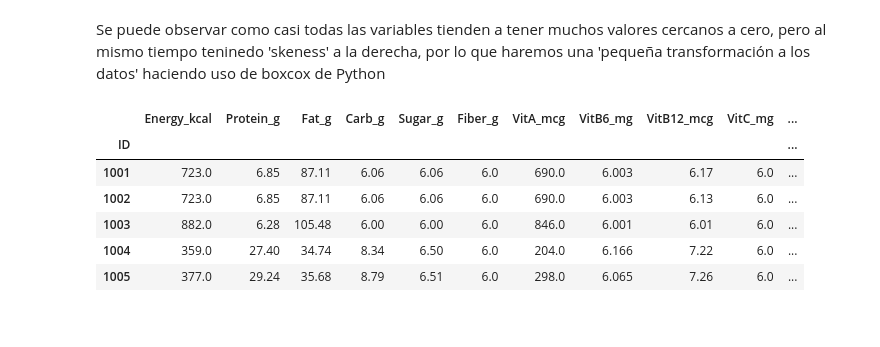
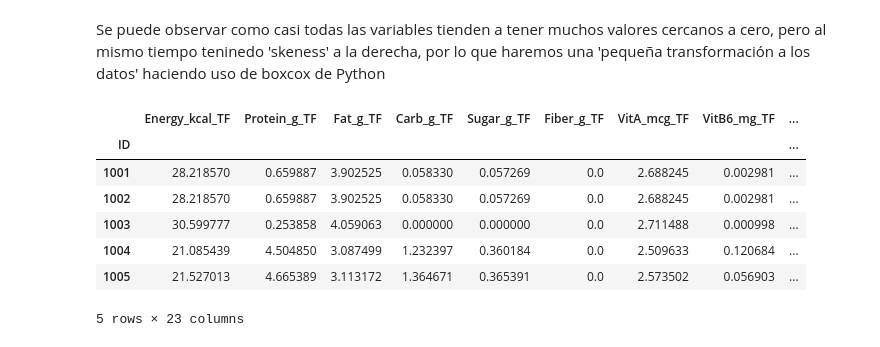
Before and after one commit to Sergio-Ibarra-1795/Diplomado_UNAM_DC_Full_gitHub, a Jupyter notebook: Modulo7_Aprendizaje_NO_supervisado/Modulo7_Practica2.ipynb, the cells around one changed output. Saved outputs shown, nothing was run; the diff lists cells and outputs as text; code cells hidden in the pictures.

```diff
--- a/Modulo7_Aprendizaje_NO_supervisado/Modulo7_Practica2.ipynb
+++ b/Modulo7_Aprendizaje_NO_supervisado/Modulo7_Practica2.ipynb
@@ -510,19 +510,20 @@ Se puede observar como casi todas las variables tienden a tener muchos valores c
 # %%
 from scipy.stats import boxcox
 
-# add 1 because data must be positive (we have many zeros)
 nutrition_pca = nutrition_pca + 1
-nutrition_pca_TF = nutrition_pca.copy()
 
-for i in nutrition_pca_TF.columns.values:
-    nutrition_pca_TF["%s_TF" % i] = boxcox(nutrition_pca_TF.loc[:, i])[0]
+nutrition_pca_TF = pd.DataFrame(index=nutrition_pca.index)
+
+for i in nutrition_pca.columns.values:
+    nutrition_pca_TF["%s_TF" % i] = boxcox(nutrition_pca.loc[:, i])[0]
 
 nutrition_pca_TF.head(5)
 # %% [output]
-|  | Energy_kcal | Protein_g | Fat_g | Carb_g | Sugar_g | Fiber_g | VitA_mcg | VitB6_mg | VitB12_mcg | VitC_mg | ... |
-| ID |  |  |  |  |  |  |  |  |  |  | ... |
-| 1001 | 723.0 | 6.85 | 87.11 | 6.06 | 6.06 | 6.0 | 690.0 | 6.003 | 6.17 | 6.0 | ... |
-| 1002 | 723.0 | 6.85 | 87.11 | 6.06 | 6.06 | 6.0 | 690.0 | 6.003 | 6.13 | 6.0 | ... |
-| 1003 | 882.0 | 6.28 | 105.48 | 6.00 | 6.00 | 6.0 | 846.0 | 6.001 | 6.01 | 6.0 | ... |
-| 1004 | 359.0 | 27.40 | 34.74 | 8.34 | 6.50 | 6.0 | 204.0 | 6.166 | 7.22 | 6.0 | ... |
-| 1005 | 377.0 | 29.24 | 35.68 | 8.79 | 6.51 | 6.0 | 298.0 | 6.065 | 7.26 | 6.0 | ... |
+|  | Energy_kcal_TF | Protein_g_TF | Fat_g_TF | Carb_g_TF | Sugar_g_TF | Fiber_g_TF | VitA_mcg_TF | VitB6_mg_TF | ... |
+| ID |  |  |  |  |  |  |  |  | ... |
+| 1001 | 28.218570 | 0.659887 | 3.902525 | 0.058330 | 0.057269 | 0.0 | 2.688245 | 0.002981 | ... |
+| 1002 | 28.218570 | 0.659887 | 3.902525 | 0.058330 | 0.057269 | 0.0 | 2.688245 | 0.002981 | ... |
+| 1003 | 30.599777 | 0.253858 | 4.059063 | 0.000000 | 0.000000 | 0.0 | 2.711488 | 0.000998 | ... |
+| 1004 | 21.085439 | 4.504850 | 3.087499 | 1.232397 | 0.360184 | 0.0 | 2.509633 | 0.120684 | ... |
+| 1005 | 21.527013 | 4.665389 | 3.113172 | 1.364671 | 0.365391 | 0.0 | 2.573502 | 0.056903 | ... |
+5 rows × 23 columns
```
Also changed, not shown: parts of 15 cells of this notebook.
